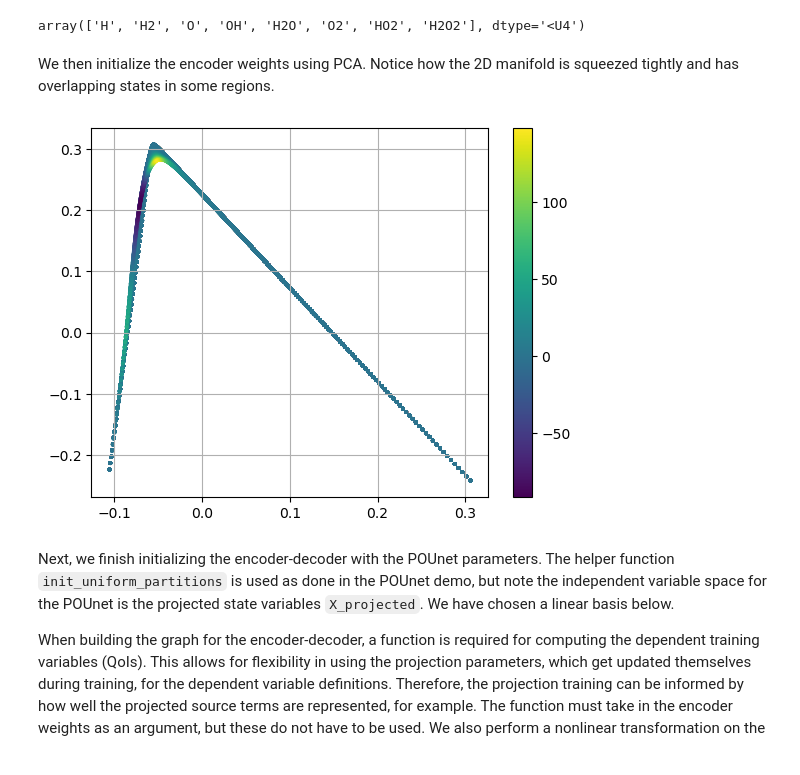
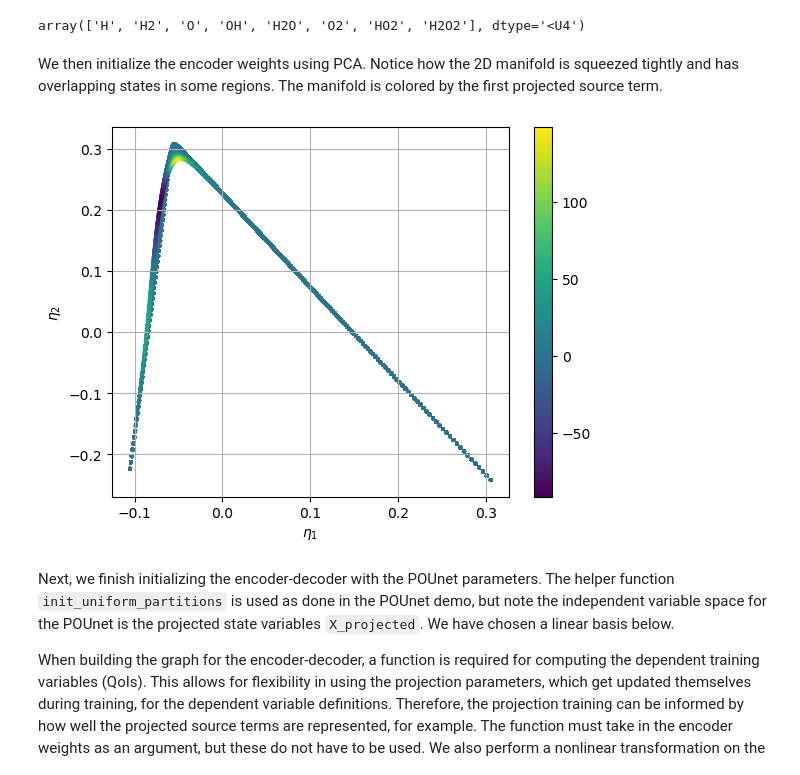
Before and after one commit to kamilazdybal/PCAfold, a Jupyter notebook: docs/tutorials/demo-qoi-aware-encoder-pounet.ipynb, the cells around one changed output. Drawn from its saved outputs; the diff is of its cells as text; code cells hidden in the pictures.

```diff
--- a/docs/tutorials/demo-qoi-aware-encoder-pounet.ipynb
+++ b/docs/tutorials/demo-qoi-aware-encoder-pounet.ipynb
@@ -18,21 +18,24 @@ X_names
 array(['H', 'H2', 'O', 'OH', 'H2O', 'O2', 'HO2', 'H2O2'], dtype='<U4')
 # %% [markdown]
 We then initialize the encoder weights using PCA. Notice how the 2D manifold is squeezed tightly and has overlapping states in some regions.
+The manifold is colored by the first projected source term.
 # %%
 n_components = 2
 
 pca = PCA(X, n_components=n_components, scaling='auto')
 encoder_weights_init = pca.A[:,:n_components]
 
 X_projected = X.dot(encoder_weights_init)
 S_X_projected = S_X.dot(encoder_weights_init)
 
 plt.scatter(X_projected[:,0], X_projected[:,1],s=3, c=S_X_projected[:,0], cmap='viridis')
 plt.colorbar()
 plt.grid()
+plt.xlabel('$\eta_1$')
+plt.ylabel('$\eta_2$')
 plt.show()
 # %% [output]
-[figure, old version]
+[figure, new version]
 # %% [markdown]
 Next, we finish initializing the encoder-decoder with the POUnet parameters.
 The helper function `init_uniform_partitions` is used as done in the POUnet demo, but note the independent variable space for the POUnet is the projected state variables `X_projected`.
```
Also changed, not shown: parts of 3 cells of this notebook, 15 other files.
